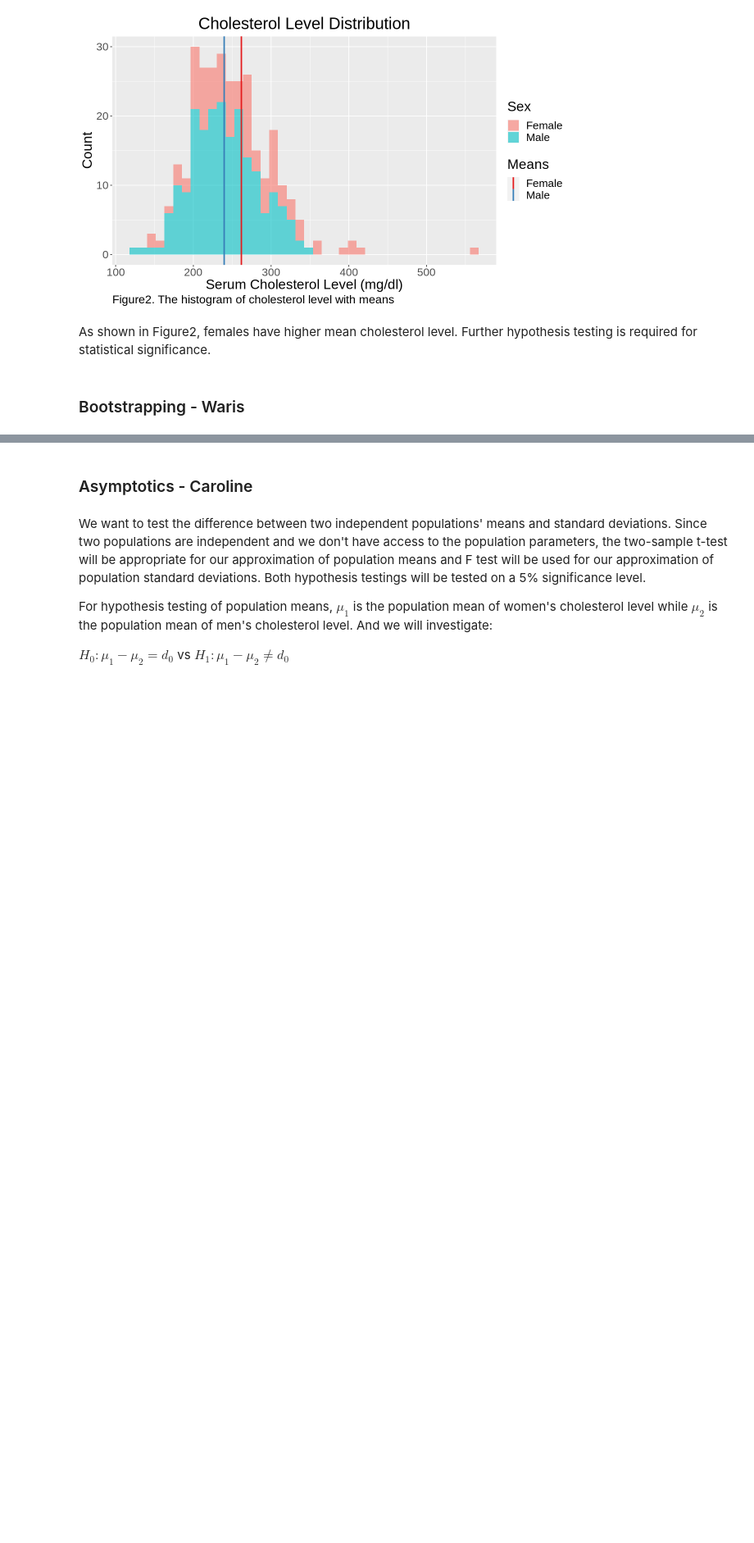
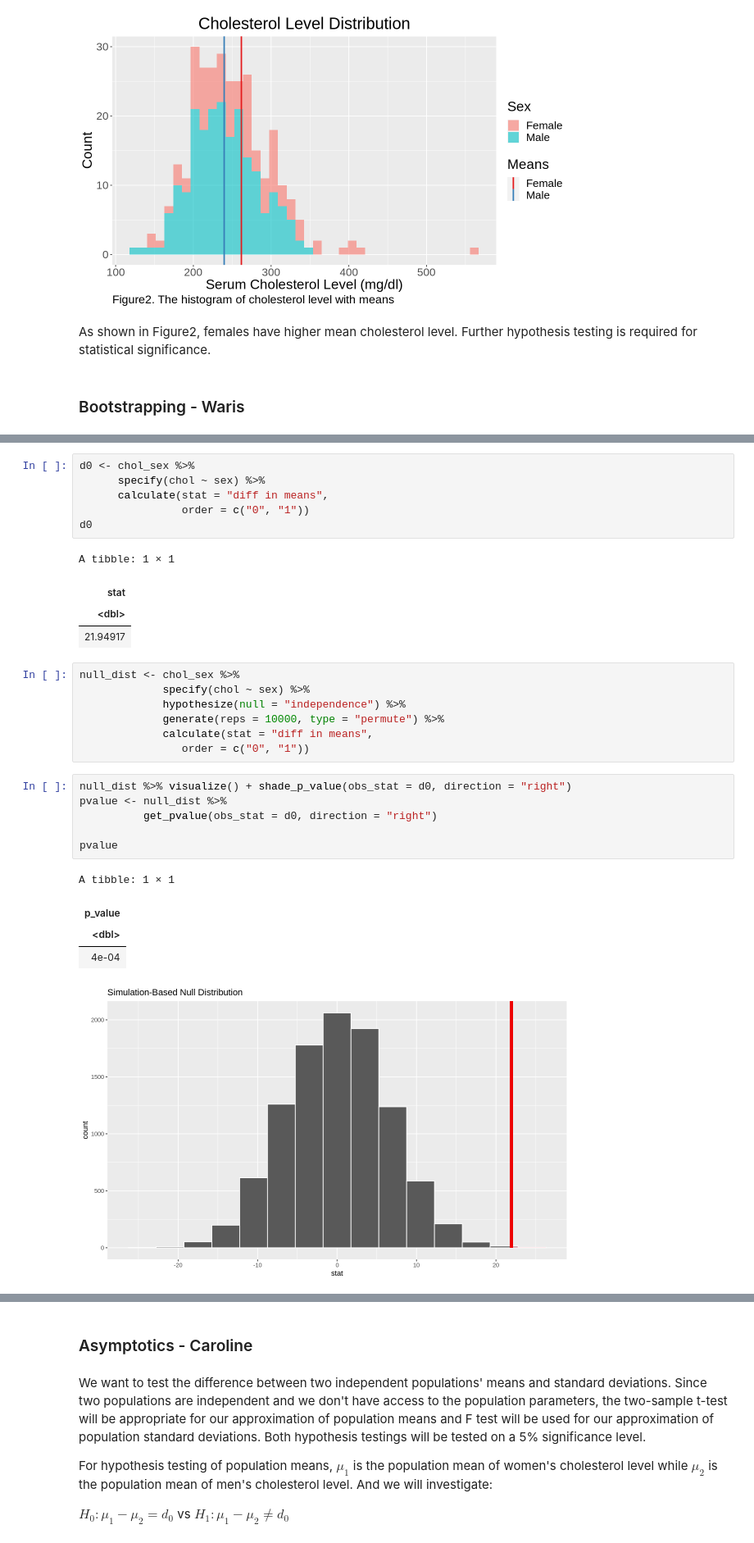
Before and after one commit to kzhang0113/STAT-201-Group-10-Project-, a Jupyter notebook: Final Report.ipynb, the cells around one changed output, grey strips where cells are left out. Shown: that part at 82% size. Drawn from its saved outputs; the diff is of its cells as text; blank space fills up the shorter version.

```diff
--- a/Final Report.ipynb
+++ b/Final Report.ipynb
@@ -169,0 +197,30 @@ As shown in Figure2, females have higher mean cholesterol level. Further hypothe
+# %%
+d0 <- chol_sex %>%
+      specify(chol ~ sex) %>%
+      calculate(stat = "diff in means",
+                order = c("0", "1"))
+d0
+# %% [output]
+A tibble: 1 × 1
+| stat |
+| <dbl> |
+| 21.94917 |
+# %%
+null_dist <- chol_sex %>%
+             specify(chol ~ sex) %>%
+             hypothesize(null = "independence") %>%
+             generate(reps = 10000, type = "permute") %>%
+             calculate(stat = "diff in means",
+                order = c("0", "1"))
+# %%
+null_dist %>% visualize() + shade_p_value(obs_stat = d0, direction = "right")
+pvalue <- null_dist %>%
+          get_pvalue(obs_stat = d0, direction = "right")
+
+pvalue
+# %% [output]
+A tibble: 1 × 1
+| p_value |
+| <dbl> |
+| 4e-04 |
+[figure, added]
```
Also changed, not shown: parts of 4 cells of this notebook.
